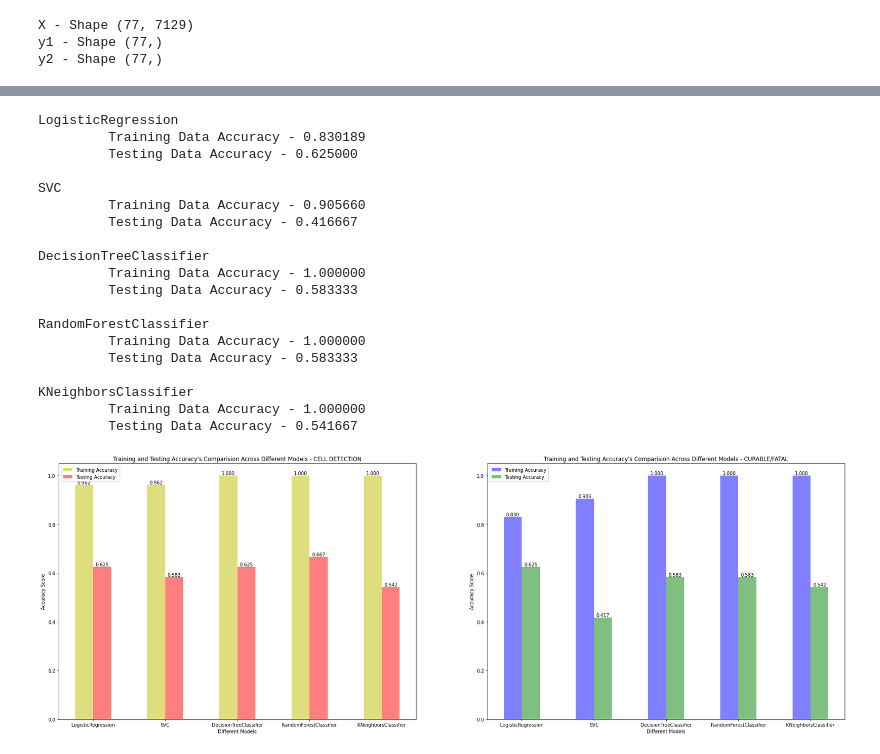
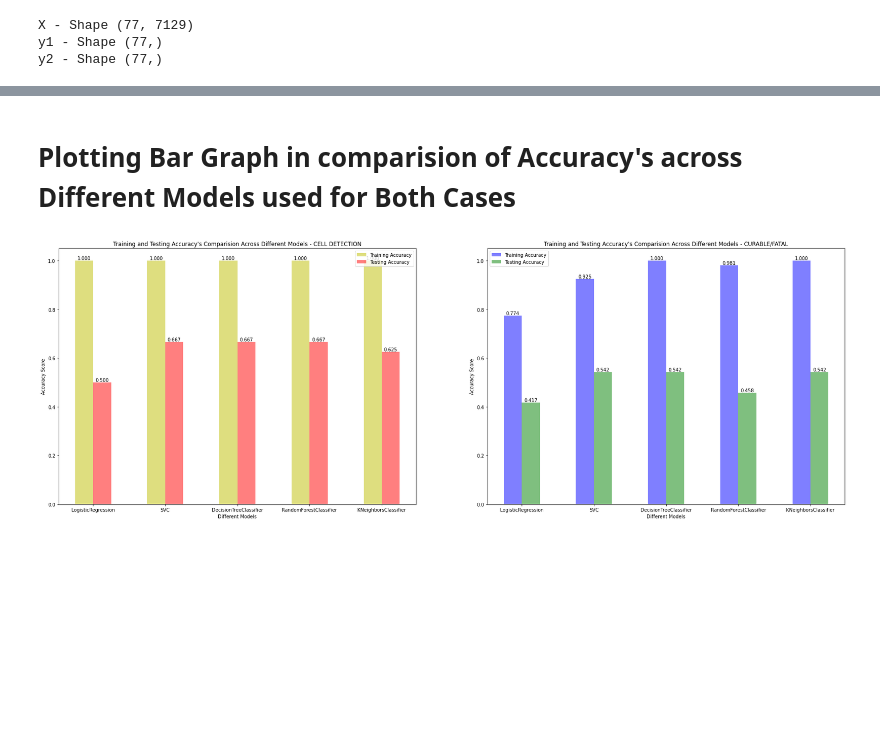
Before and after one commit to Roopesh-DMahanthi/lymphoma-cell-detection, a Jupyter notebook: Lymphoma_Cell_Detection.ipynb, the cells around one changed output, grey strips where cells are left out. Drawn from its saved outputs; the diff is of its cells as text; code cells hidden in the pictures; blank space fills up the shorter version.

```diff
--- a/Lymphoma_Cell_Detection.ipynb
+++ b/Lymphoma_Cell_Detection.ipynb
@@ -112,6 +200,6 @@ dict2.update( {models[0] : { accu_types[0] : accu_trn , accu_types[1] : accu_tst
 # %%
 obj = SVC(kernel='rbf',degree=3)
-obj.fit(X_trn,y_trn2)
-accu_trn = accuracy_score(obj.predict(X_trn) ,y_trn2)
-accu_tst = accuracy_score(obj.predict(X_tst) ,y_tst2)
+obj.fit(X_trn2,y_trn2)
+accu_trn = accuracy_score(obj.predict(X_trn2) ,y_trn2)
+accu_tst = accuracy_score(obj.predict(X_tst2) ,y_tst2)
 dict2.update( {models[1] : { accu_types[0] : accu_trn , accu_types[1] : accu_tst}})
@@ -118,6 +208,6 @@ dict2.update( {models[1] : { accu_types[0] : accu_trn , accu_types[1] : accu_tst
 # %%
 obj = DecTreeC(criterion='gini',splitter='best',max_depth=10,min_samples_leaf=1)
-obj.fit(X_trn,y_trn1)
-accu_trn = accuracy_score(obj.predict(X_trn) ,y_trn1)
-accu_tst = accuracy_score(obj.predict(X_tst) ,y_tst1)
+obj.fit(X_trn2,y_trn1)
+accu_trn = accuracy_score(obj.predict(X_trn2) ,y_trn1)
+accu_tst = accuracy_score(obj.predict(X_tst2) ,y_tst1)
 dict2.update( {models[2] : { accu_types[0] : accu_trn , accu_types[1] : accu_tst}})
@@ -124,6 +216,6 @@ dict2.update( {models[2] : { accu_types[0] : accu_trn , accu_types[1] : accu_tst
 # %%
 obj = RndFC(n_estimators=50,criterion='gini',random_state=0)
-obj.fit(X_trn,y_trn2)
-accu_trn = accuracy_score(obj.predict(X_trn) ,y_trn2)
-accu_tst = accuracy_score(obj.predict(X_tst) ,y_tst2)
+obj.fit(X_trn2,y_trn2)
+accu_trn = accuracy_score(obj.predict(X_trn2) ,y_trn2)
+accu_tst = accuracy_score(obj.predict(X_tst2) ,y_tst2)
 dict2.update( {models[3] : { accu_types[0] : accu_trn , accu_types[1] : accu_tst}})
@@ -130,6 +224,6 @@ dict2.update( {models[3] : { accu_types[0] : accu_trn , accu_types[1] : accu_tst
 # %%
 obj = KnnC(n_neighbors=10,weights='distance',metric='minkowski')
-obj.fit(X_trn,y_trn2)
-accu_trn = accuracy_score(obj.predict(X_trn) ,y_trn2)
-accu_tst = accuracy_score(obj.predict(X_tst) ,y_tst2)
+obj.fit(X_trn2,y_trn2)
+accu_trn = accuracy_score(obj.predict(X_trn2) ,y_trn2)
+accu_tst = accuracy_score(obj.predict(X_tst2) ,y_tst2)
 dict2.update( {models[4] : { accu_types[0] : accu_trn , accu_types[1] : accu_tst}})
@@ -165,71 +260,37 @@ RandomForestClassifier
 KNeighborsClassifier
          Training Data Accuracy - 1.000000
          Testing Data Accuracy - 0.541667
-# %%
-trn_accs2=[]
-tst_accs2=[]
-for k,v in dict2.items():
-  print(k)
-  for k2,v2 in v.items():
-    print("\t %s - %f"%(k2,v2))
-    if(k2==accu_types[0]):
-      trn_accs2.append(v2)
-    else:
-      tst_accs2.append(v2)
-  print()
-# %% [output]
-LogisticRegression
-         Training Data Accuracy - 0.830189
-         Testing Data Accuracy - 0.625000
-
-SVC
-         Training Data Accuracy - 0.905660
-         Testing Data Accuracy - 0.416667
-
-DecisionTreeClassifier
-         Training Data Accuracy - 1.000000
-         Testing Data Accuracy - 0.583333
-
-RandomForestClassifier
-         Training Data Accuracy - 1.000000
-         Testing Data Accuracy - 0.583333
-
-KNeighborsClassifier
-         Training Data Accuracy - 1.000000
-         Testing Data Accuracy - 0.541667
+# %% [markdown]
+# Plotting **Bar Graph** in comparision of Accuracy's across Different Models used for Both Cases
 # %%
 plt.figure(figsize=(30,10))
 plt.subplot(1,2,1)
 def autolabel(rects):
     for rect in rects:
         height = rect.get_height()
         plt.text(rect.get_x() + rect.get_width()/2., height,'%.3f' %float(round(height,3)),ha='center', va='bottom')
 ind = np.arange(len(models))
 trn_bar = plt.bar(ind, trn_accs1, 0.25,alpha=0.5,color='y',label='Training Accuracy')
 autolabel(trn_bar)
 tst_bar = plt.bar(ind + 0.25, tst_accs1, 0.25,alpha=0.5,color='r',label='Testing Accuracy')
 autolabel(tst_bar)
 plt.xlabel('Different Models')
 plt.ylabel('Accuracy Score')
 plt.title("Training and Testing Accuracy's Comparision Across Different Models - CELL DETECTION")
 plt.xticks(ind + 0.125, models)
 plt.legend()
 plt.subplot(1,2,2)
 #plt.figure(figsize=(20,12))
-def autolabel(rects):
-    for rect in rects:
-        height = rect.get_height()
-        plt.text(rect.get_x() + rect.get_width()/2., height,'%.3f' %float(round(height,3)),ha='center', va='bottom')
 ind = np.arange(len(models))
 trn_bar = plt.bar(ind, trn_accs2, 0.25,alpha=0.5,color='b',label='Training Accuracy')
 autolabel(trn_bar)
 tst_bar = plt.bar(ind + 0.25, tst_accs2, 0.25,alpha=0.5,color='g',label='Testing Accuracy')
 autolabel(tst_bar)
 plt.xlabel('Different Models')
 plt.ylabel('Accuracy Score')
 plt.title("Training and Testing Accuracy's Comparision Across Different Models - CURABLE/FATAL")
 plt.xticks(ind + 0.125, models)
 plt.legend()
 plt.show()
 # %% [output]
-[figure, old version]
+[figure, new version]
```
Also changed, not shown: parts of 40 cells of this notebook.
